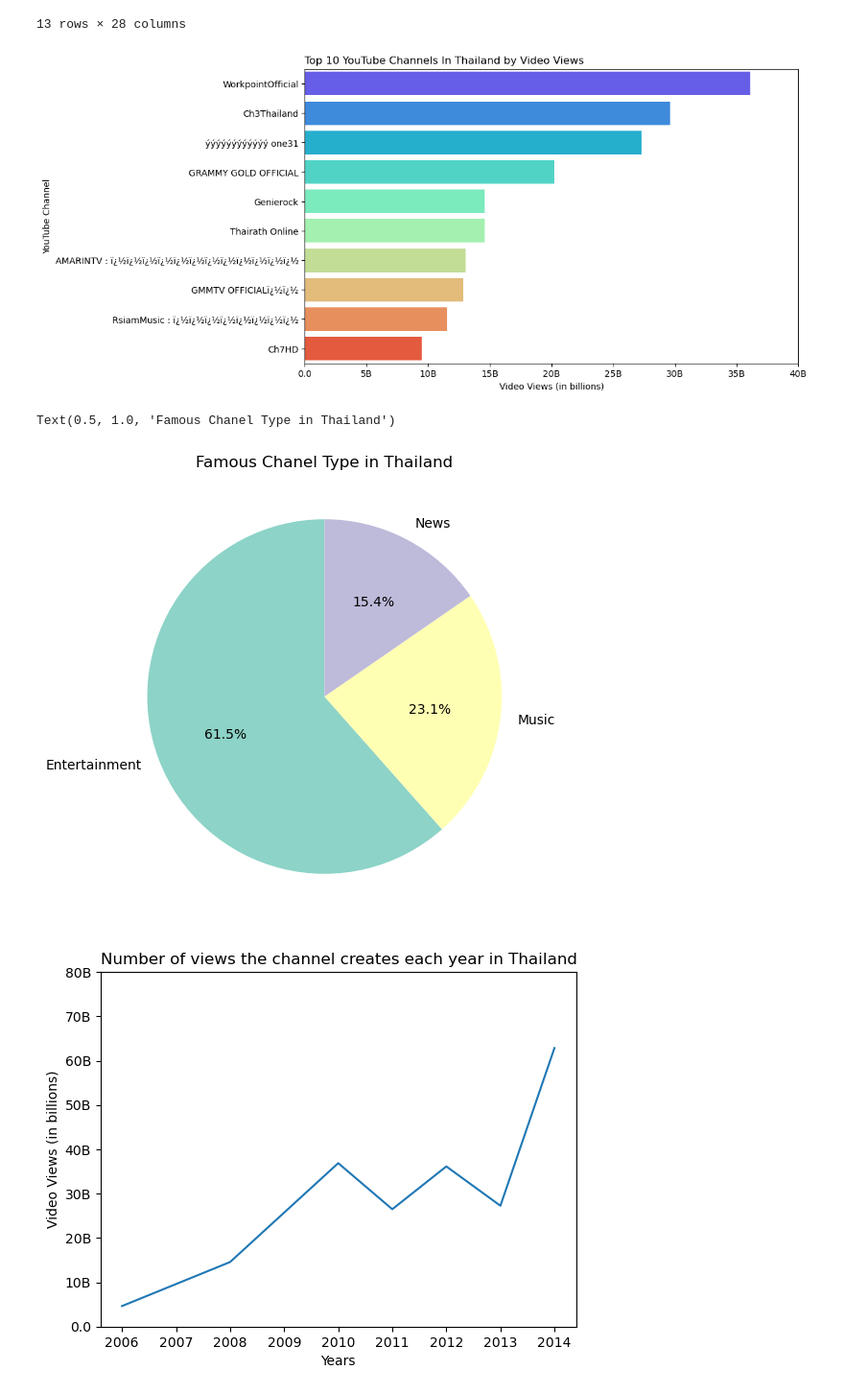
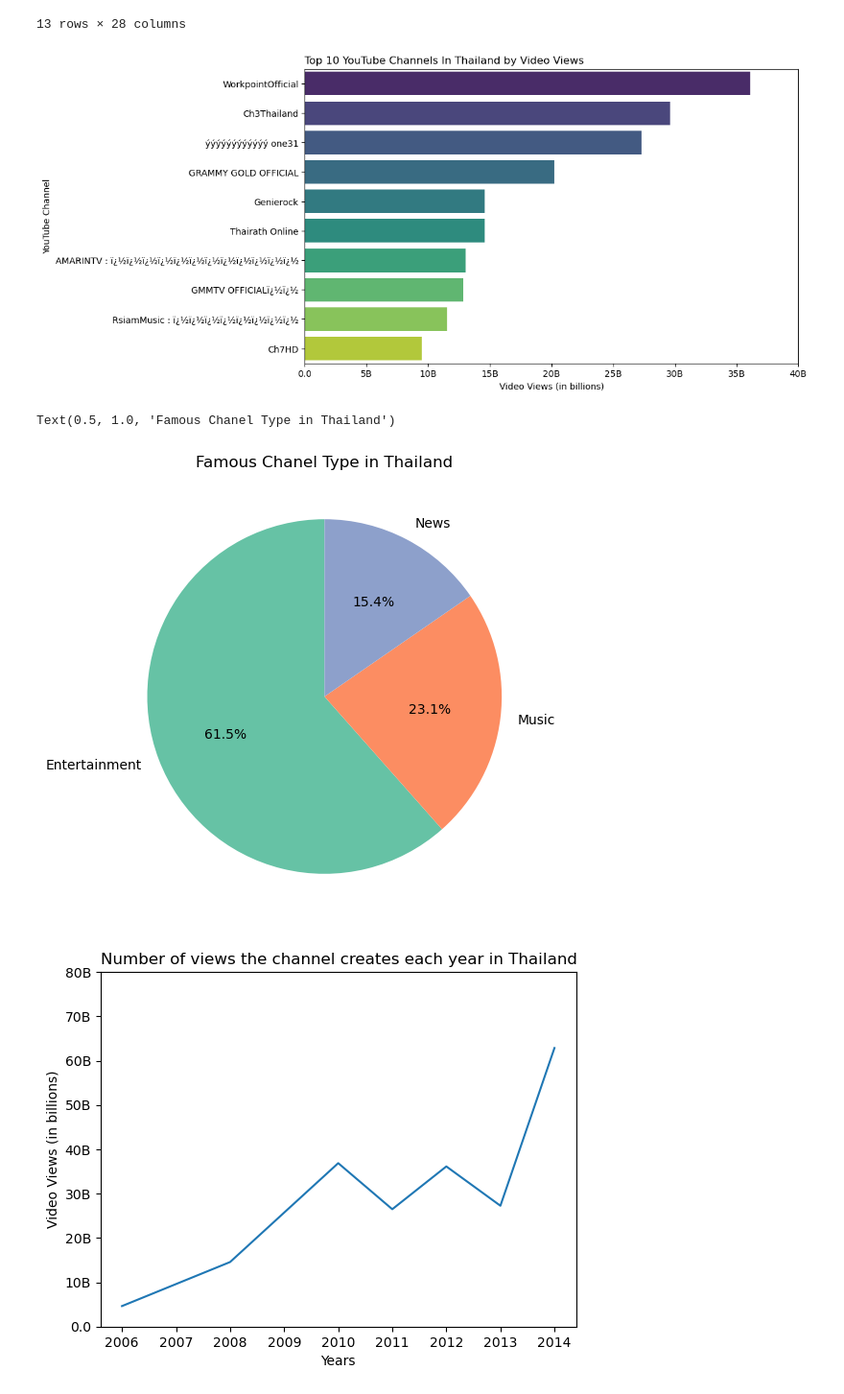
Before and after one commit to N0Z3I/Global-YouTube-Statistics, a Jupyter notebook: 3_data_visualization.ipynb, the cells around one changed output. Shown at 96% size. Saved outputs shown, nothing was run; the diff lists cells and outputs as text; code cells hidden in the pictures.

```diff
--- a/3_data_visualization.ipynb
+++ b/3_data_visualization.ipynb
@@ -38,22 +37,22 @@ thai_data_filter
 # %%
 top_subscribers = thai_data_filter.sort_values('video views').nlargest(10,['video views'])
 
 plt.figure(figsize=[10,6])
-chanel_view_plot = sns.barplot(data=top_subscribers,x='video views',y='Youtuber',palette='rainbow')
+chanel_view_plot = sns.barplot(data=top_subscribers,x='video views',y='Youtuber',palette='viridis')
 plt.title('Top 10 YouTube Channels In Thailand by Video Views',loc='left')
 plt.xlabel('Video Views (in billions)')
 plt.ylabel('YouTube Channel')
 plt.xlim(0, 40000000000)
 
 def format_ticks(value, _):
     if value >= 1e9:
         return f'{value / 1e9:.0f}B'
     else:
         return value
 
 chanel_view_plot.xaxis.set_major_formatter(FuncFormatter(format_ticks))
 # %% [output]
-[figure, old version]
+[figure, new version]
 # %%
 category_counts = thai_data_filter['channel_type'].value_counts()
 labels = category_counts.index
@@ -61,11 +60,11 @@ counts = category_counts.values
 
 
 plt.figure(figsize=(8,6))
-plt.pie(counts, labels=labels,colors=sns.color_palette('Set3'),startangle=90, autopct='%1.1f%%')
+plt.pie(counts, labels=labels,colors=sns.color_palette('Set2'),startangle=90, autopct='%1.1f%%')
 plt.title('Famous Chanel Type in Thailand')
 # %% [output]
 Text(0.5, 1.0, 'Famous Chanel Type in Thailand')
-[figure, old version]
+[figure, new version]
 # %%
 thai_views_grow = pd.DataFrame(thai_data_filter.groupby('created_year')['video views'].sum()).reset_index()
 thai_views_grow.rename(columns={0:"Years",1:"Video Views"})
```
Also changed, not shown: parts of 6 cells of this notebook, 2 other files.
